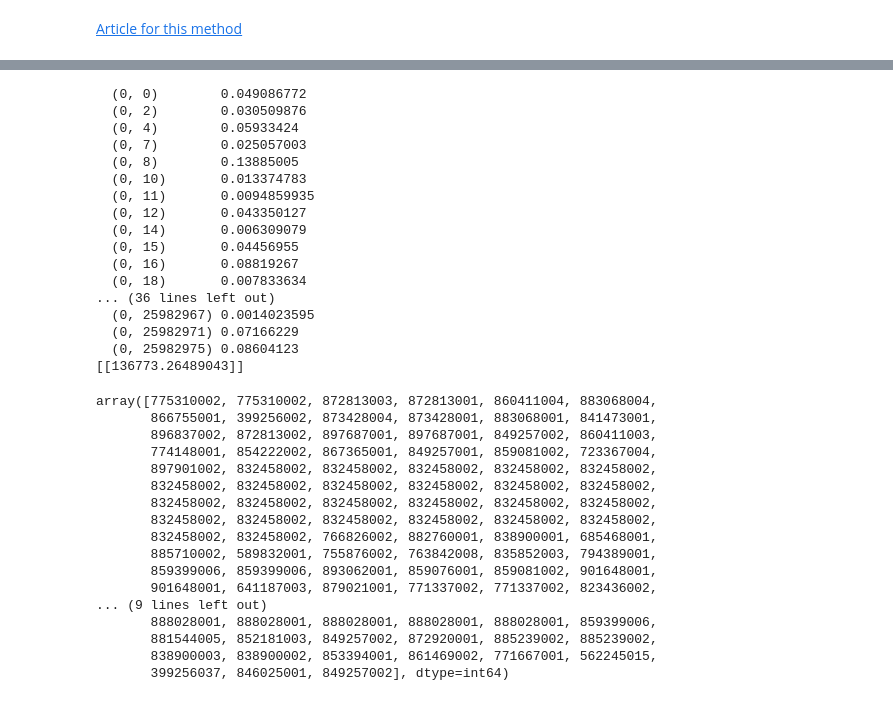
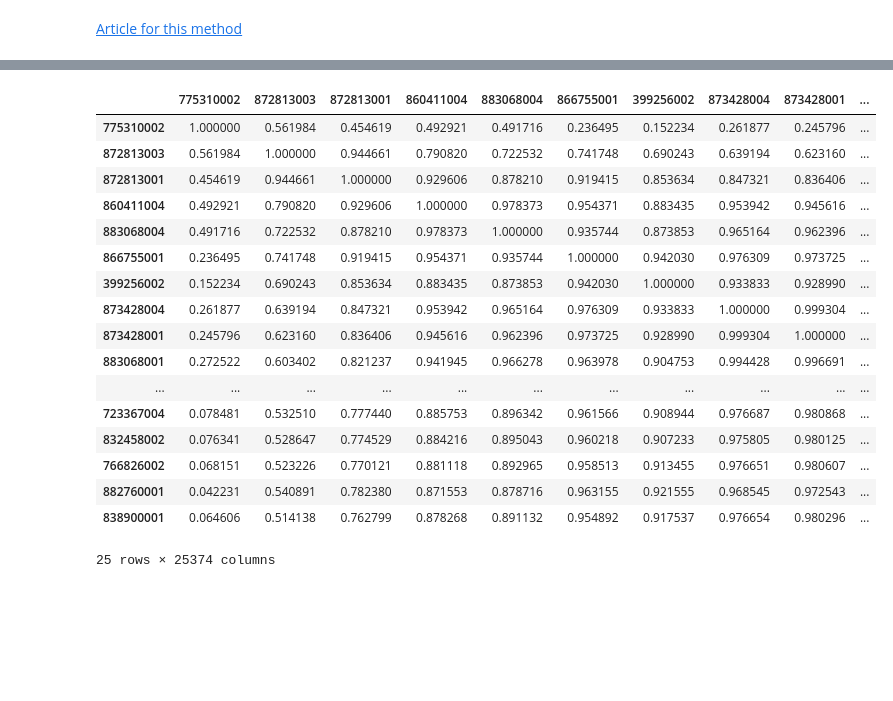
Before and after one commit to hamzakhan0077/cats_pajamas_fashion_recommder_systems, a Jupyter notebook: recommender_systems/jupyter_notebooks/cnn_recommender.ipynb, the cells around one changed output, grey strips where cells are left out. Cells and saved outputs as stored; diff of their text form; code cells hidden in the pictures; blank space fills up the shorter version.

Commit message:
implement fully working Recommender that uses embedding from a Trained Convolutional neural network (name - cnn)

```diff
--- a/recommender_systems/jupyter_notebooks/cnn_recommender.ipynb
+++ b/recommender_systems/jupyter_notebooks/cnn_recommender.ipynb
@@ -185,0 +133,2 @@ array([[9.21600000e+03, 0.00000000e+00, 8.83068001e+08],
+# %%
+embeddings_df = pd.read_csv('../Datasets/col_cnn_embeddings.csv')
@@ -205,27 +163,0 @@ Name: image, Length: 25374, dtype: int64
-# %%
-all_embeddings = embeddings_df['0'].values
-all_embeddings_sparse = csr_matrix(all_embeddings)
-print(all_embeddings_sparse)
-cosine_similarity = linear_kernel(all_embeddings_sparse,all_embeddings_sparse)
-print(cosine_similarity)
-# indices = pd.Series(embeddings_df.index,index=embeddings_df["image"].drop_duplicates().reset_index(drop=True))
-indices = pd.Series(i.index,index=i["article_id"])
-# indices
-# %% [output]
-  (0, 0)        0.049086772
-  (0, 2)        0.030509876
-  (0, 4)        0.05933424
-  (0, 7)        0.025057003
-  (0, 8)        0.13885005
-  (0, 10)       0.013374783
-  (0, 11)       0.0094859935
-  (0, 12)       0.043350127
-  (0, 14)       0.006309079
-  (0, 15)       0.04456955
-  (0, 16)       0.08819267
-  (0, 18)       0.007833634
-... (36 lines left out)
-  (0, 25982967) 0.0014023595
-  (0, 25982971) 0.07166229
-  (0, 25982975) 0.08604123
-[[136773.26489043]]
@@ -255,20 +164,24 @@ def cnn_recommender(customer):
-# %%
-t[t['customer_id']=='65cb62c794232651e2ac711faa11c2b4e3d41d5f3b59b50bee3ffde1d5776644']['article_id'].values
-# %% [output]
-array([775310002, 775310002, 872813003, 872813001, 860411004, 883068004,
-       866755001, 399256002, 873428004, 873428001, 883068001, 841473001,
-       896837002, 872813002, 897687001, 897687001, 849257002, 860411003,
-       774148001, 854222002, 867365001, 849257001, 859081002, 723367004,
-       897901002, 832458002, 832458002, 832458002, 832458002, 832458002,
-       832458002, 832458002, 832458002, 832458002, 832458002, 832458002,
-       832458002, 832458002, 832458002, 832458002, 832458002, 832458002,
-       832458002, 832458002, 832458002, 832458002, 832458002, 832458002,
-       832458002, 832458002, 766826002, 882760001, 838900001, 685468001,
-       885710002, 589832001, 755876002, 763842008, 835852003, 794389001,
-       859399006, 859399006, 893062001, 859076001, 859081002, 901648001,
-       901648001, 641187003, 879021001, 771337002, 771337002, 823436002,
-... (9 lines left out)
-       888028001, 888028001, 888028001, 888028001, 888028001, 859399006,
-       881544005, 852181003, 849257002, 872920001, 885239002, 885239002,
-       838900003, 838900002, 853394001, 861469002, 771667001, 562245015,
-       399256037, 846025001, 849257002], dtype=int64)
+# %%
+cosine = cosine_similarity(embeddings_df.drop('image',axis=1))
+images = embeddings_df['image'].values
+cosine_df = pd.DataFrame(cosine, columns=images, index=images)
+cosine_df.head(25)
+# %% [output]
+|  | 775310002 | 872813003 | 872813001 | 860411004 | 883068004 | 866755001 | 399256002 | 873428004 | 873428001 | ... |
+| 775310002 | 1.000000 | 0.561984 | 0.454619 | 0.492921 | 0.491716 | 0.236495 | 0.152234 | 0.261877 | 0.245796 | ... |
+| 872813003 | 0.561984 | 1.000000 | 0.944661 | 0.790820 | 0.722532 | 0.741748 | 0.690243 | 0.639194 | 0.623160 | ... |
+| 872813001 | 0.454619 | 0.944661 | 1.000000 | 0.929606 | 0.878210 | 0.919415 | 0.853634 | 0.847321 | 0.836406 | ... |
+| 860411004 | 0.492921 | 0.790820 | 0.929606 | 1.000000 | 0.978373 | 0.954371 | 0.883435 | 0.953942 | 0.945616 | ... |
+| 883068004 | 0.491716 | 0.722532 | 0.878210 | 0.978373 | 1.000000 | 0.935744 | 0.873853 | 0.965164 | 0.962396 | ... |
+| 866755001 | 0.236495 | 0.741748 | 0.919415 | 0.954371 | 0.935744 | 1.000000 | 0.942030 | 0.976309 | 0.973725 | ... |
+| 399256002 | 0.152234 | 0.690243 | 0.853634 | 0.883435 | 0.873853 | 0.942030 | 1.000000 | 0.933833 | 0.928990 | ... |
+| 873428004 | 0.261877 | 0.639194 | 0.847321 | 0.953942 | 0.965164 | 0.976309 | 0.933833 | 1.000000 | 0.999304 | ... |
+| 873428001 | 0.245796 | 0.623160 | 0.836406 | 0.945616 | 0.962396 | 0.973725 | 0.928990 | 0.999304 | 1.000000 | ... |
+| 883068001 | 0.272522 | 0.603402 | 0.821237 | 0.941945 | 0.966278 | 0.963978 | 0.904753 | 0.994428 | 0.996691 | ... |
+| ... | ... | ... | ... | ... | ... | ... | ... | ... | ... | ... |
+| 723367004 | 0.078481 | 0.532510 | 0.777440 | 0.885753 | 0.896342 | 0.961566 | 0.908944 | 0.976687 | 0.980868 | ... |
+| 832458002 | 0.076341 | 0.528647 | 0.774529 | 0.884216 | 0.895043 | 0.960218 | 0.907233 | 0.975805 | 0.980125 | ... |
+| 766826002 | 0.068151 | 0.523226 | 0.770121 | 0.881118 | 0.892965 | 0.958513 | 0.913455 | 0.976651 | 0.980607 | ... |
+| 882760001 | 0.042231 | 0.540891 | 0.782380 | 0.871553 | 0.878716 | 0.963155 | 0.921555 | 0.968545 | 0.972543 | ... |
+| 838900001 | 0.064606 | 0.514138 | 0.762799 | 0.878268 | 0.891132 | 0.954892 | 0.917537 | 0.976654 | 0.980296 | ... |
+25 rows × 25374 columns
```
Also changed, not shown: parts of 18 cells of this notebook.
